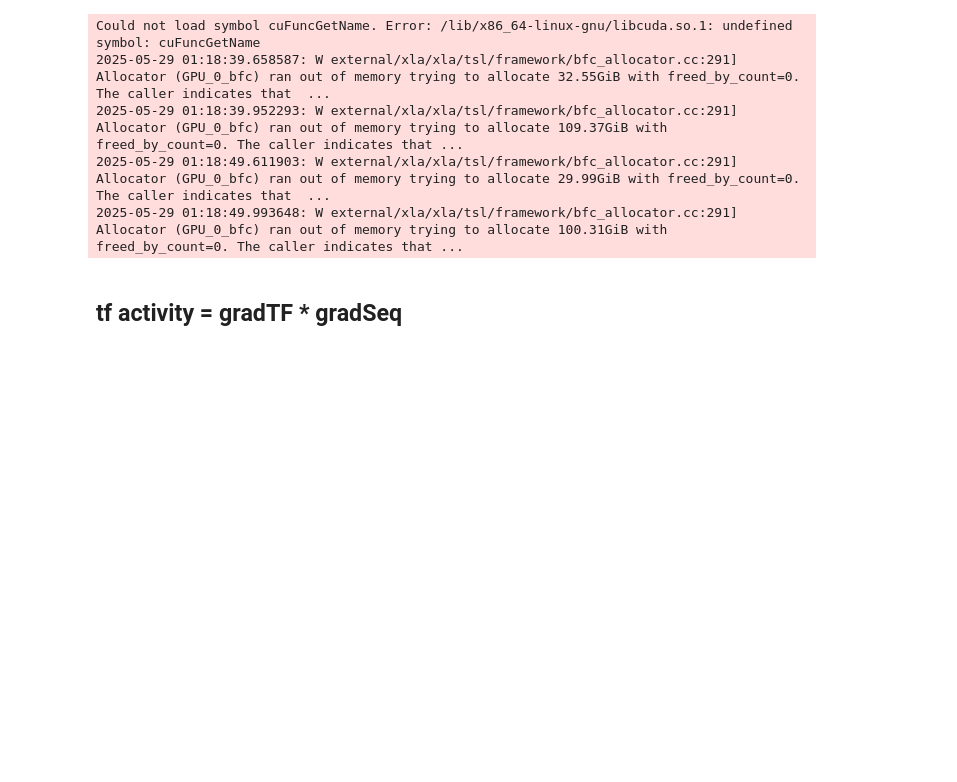
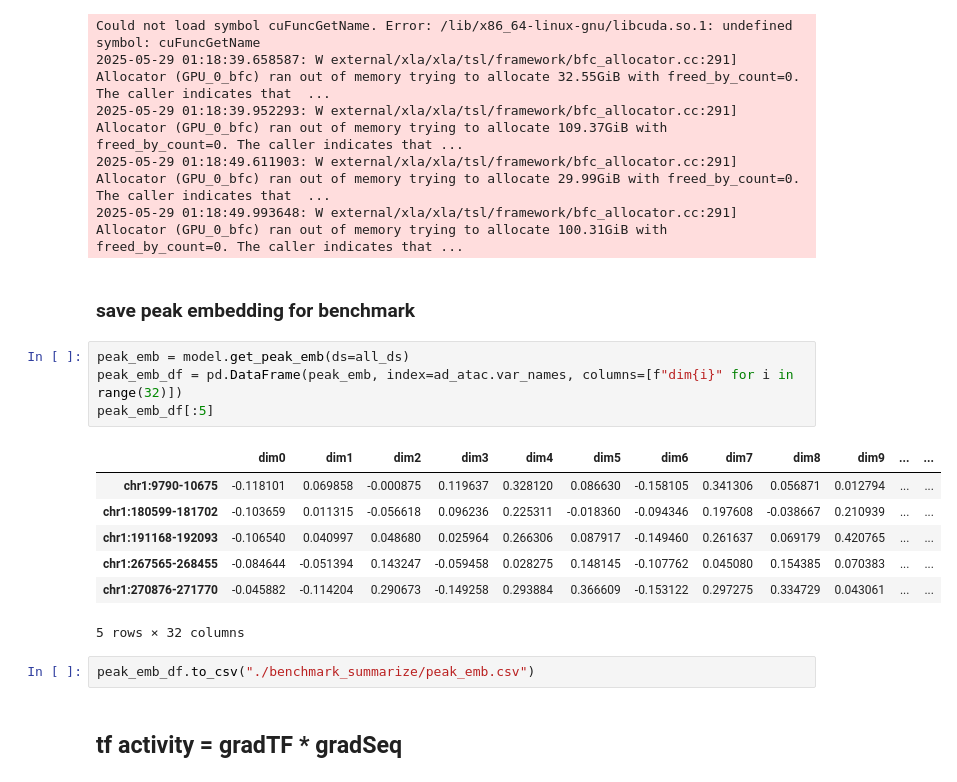
Before and after one commit to Cai-fx/seqMAE, a Jupyter notebook: tutorials/pbmc_10k/trials/TFs_scb_pretrain_intercept_scaled/performance.ipynb, the cells around one changed output. Saved outputs shown, nothing was run; the diff lists cells and outputs as text; blank space fills up the shorter version.

```diff
--- a/tutorials/pbmc_10k/trials/TFs_scb_pretrain_intercept_scaled/performance.ipynb
+++ b/tutorials/pbmc_10k/trials/TFs_scb_pretrain_intercept_scaled/performance.ipynb
@@ -174,6 +172,22 @@ Could not load symbol cuFuncGetName. Error: /lib/x86_64-linux-gnu/libcuda.so.1:
 2025-05-29 01:18:39.952293: W external/xla/xla/tsl/framework/bfc_allocator.cc:291] Allocator (GPU_0_bfc) ran out of memory trying to allocate 109.37GiB with freed_by_count=0. The caller indicates that ...
 2025-05-29 01:18:49.611903: W external/xla/xla/tsl/framework/bfc_allocator.cc:291] Allocator (GPU_0_bfc) ran out of memory trying to allocate 29.99GiB with freed_by_count=0. The caller indicates that  ...
 2025-05-29 01:18:49.993648: W external/xla/xla/tsl/framework/bfc_allocator.cc:291] Allocator (GPU_0_bfc) ran out of memory trying to allocate 100.31GiB with freed_by_count=0. The caller indicates that ...
+# %% [markdown]
+### save peak embedding for benchmark
+# %%
+peak_emb = model.get_peak_emb(ds=all_ds)
+peak_emb_df = pd.DataFrame(peak_emb, index=ad_atac.var_names, columns=[f"dim{i}" for i in range(32)])
+peak_emb_df[:5]
+# %% [output]
+|  | dim0 | dim1 | dim2 | dim3 | dim4 | dim5 | dim6 | dim7 | dim8 | dim9 | ... | ... |
+| chr1:9790-10675 | -0.118101 | 0.069858 | -0.000875 | 0.119637 | 0.328120 | 0.086630 | -0.158105 | 0.341306 | 0.056871 | 0.012794 | ... | ... |
+| chr1:180599-181702 | -0.103659 | 0.011315 | -0.056618 | 0.096236 | 0.225311 | -0.018360 | -0.094346 | 0.197608 | -0.038667 | 0.210939 | ... | ... |
+| chr1:191168-192093 | -0.106540 | 0.040997 | 0.048680 | 0.025964 | 0.266306 | 0.087917 | -0.149460 | 0.261637 | 0.069179 | 0.420765 | ... | ... |
+| chr1:267565-268455 | -0.084644 | -0.051394 | 0.143247 | -0.059458 | 0.028275 | 0.148145 | -0.107762 | 0.045080 | 0.154385 | 0.070383 | ... | ... |
+| chr1:270876-271770 | -0.045882 | -0.114204 | 0.290673 | -0.149258 | 0.293884 | 0.366609 | -0.153122 | 0.297275 | 0.334729 | 0.043061 | ... | ... |
+5 rows × 32 columns
+# %%
+peak_emb_df.to_csv("./benchmark_summarize/peak_emb.csv")
 # %% [markdown]
 ## tf activity = gradTF * gradSeq
 # %%
```
Also changed, not shown: parts of 4 cells of this notebook, 11 other files.
